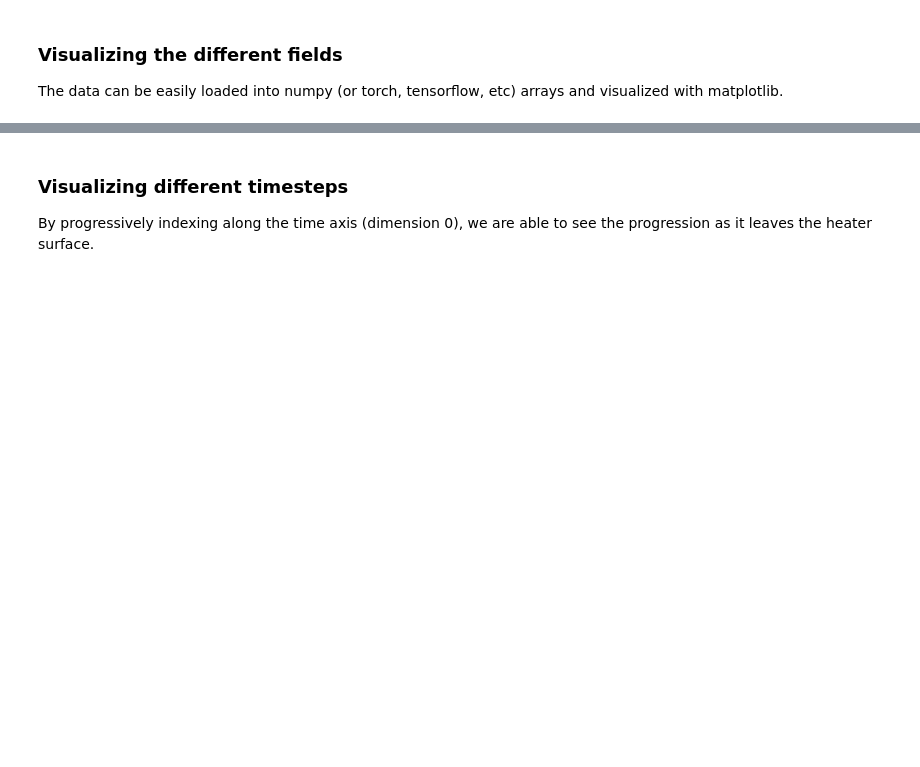
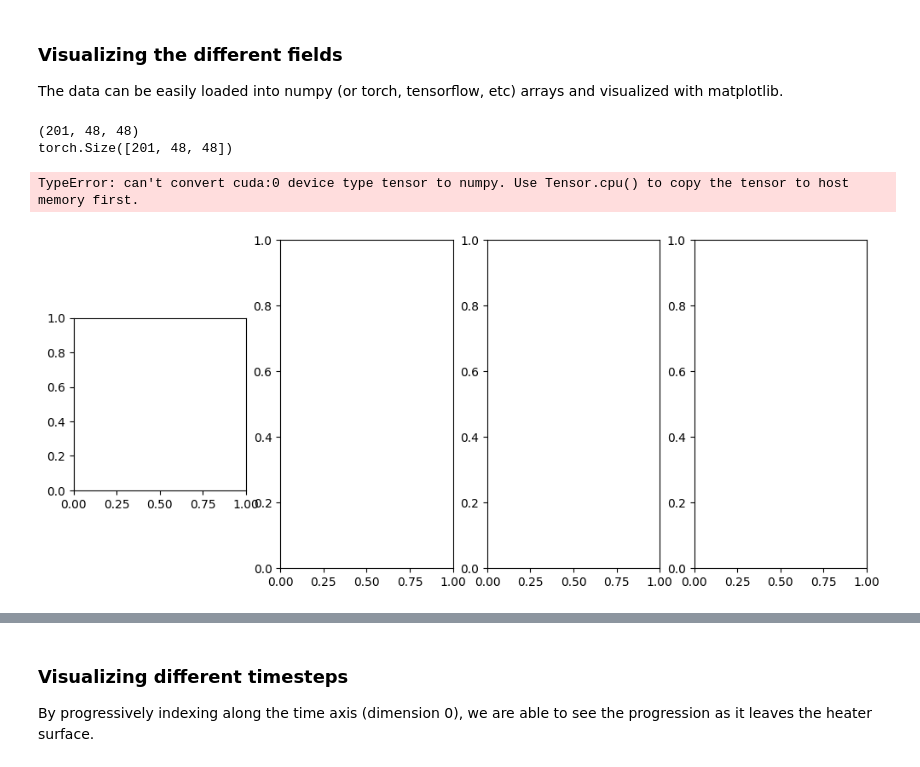
Before and after one commit to HPCForge/BubbleML, a Jupyter notebook: examples/data_loading.ipynb, the cells around one changed output, grey strips where cells are left out. Saved outputs shown, nothing was run; the diff lists cells and outputs as text; code cells hidden in the pictures; blank space fills up the shorter version.

```diff
--- a/examples/data_loading.ipynb
+++ b/examples/data_loading.ipynb
@@ -34,27 +48,34 @@ print(f'Domain resolution: {y_res} x {x_res}')
 The data can be easily loaded into numpy (or torch, tensorflow, etc) arrays and visualized with matplotlib.
 # %%
 temp = twall_100['temperature'][:]
-velx = twall_100['velx'][:]
-vely = twall_100['vely'][:]
-pres = twall_100['pressure'][:]
-dfun = twall_100['dfun'][:]
+print(temp.shape)
+velx = torch.from_numpy(twall_100['velx'][:]).cuda()
+vely = torch.from_numpy(twall_100['vely'][:]).cuda()
+pres = torch.from_numpy(twall_100['pressure'][:]).cuda()
+print(pres.shape)
+dfun = torch.from_numpy(twall_100['dfun'][:]).cuda()
 
 # compute the velocity magnitude
-mag = np.sqrt(velx**2 + vely**2)
+mag = torch.sqrt(velx**2 + vely**2)
 
 # plot the 50-th timestep for each variable
 fig, ax = plt.subplots(1, 4, figsize=(12, 5))
 
 data = {
-    'Temperature': temp[50],
+    'Temperature': velx[50],
     'Velocity Mag.': mag[50],
     'Pressure Grad.': pres[50],
     'Distance Func.': dfun[50]
 }
 
 for idx, (key, im) in enumerate(data.items()):
-    im = ax[idx].imshow(np.flipud(im))
+    im = ax[idx].imshow(torch.flipud(im))
     fig.colorbar(im, ax=ax[idx], shrink=0.5)
     ax[idx].set_title(key)
     ax[idx].set_xticks([])
     ax[idx].set_yticks([])
+# %% [output]
+(201, 48, 48)
+torch.Size([201, 48, 48])
+TypeError: can't convert cuda:0 device type tensor to numpy. Use Tensor.cpu() to copy the tensor to host memory first.
+[figure, added]
```
Also changed, not shown: parts of 9 cells of this notebook, 6 other files.
